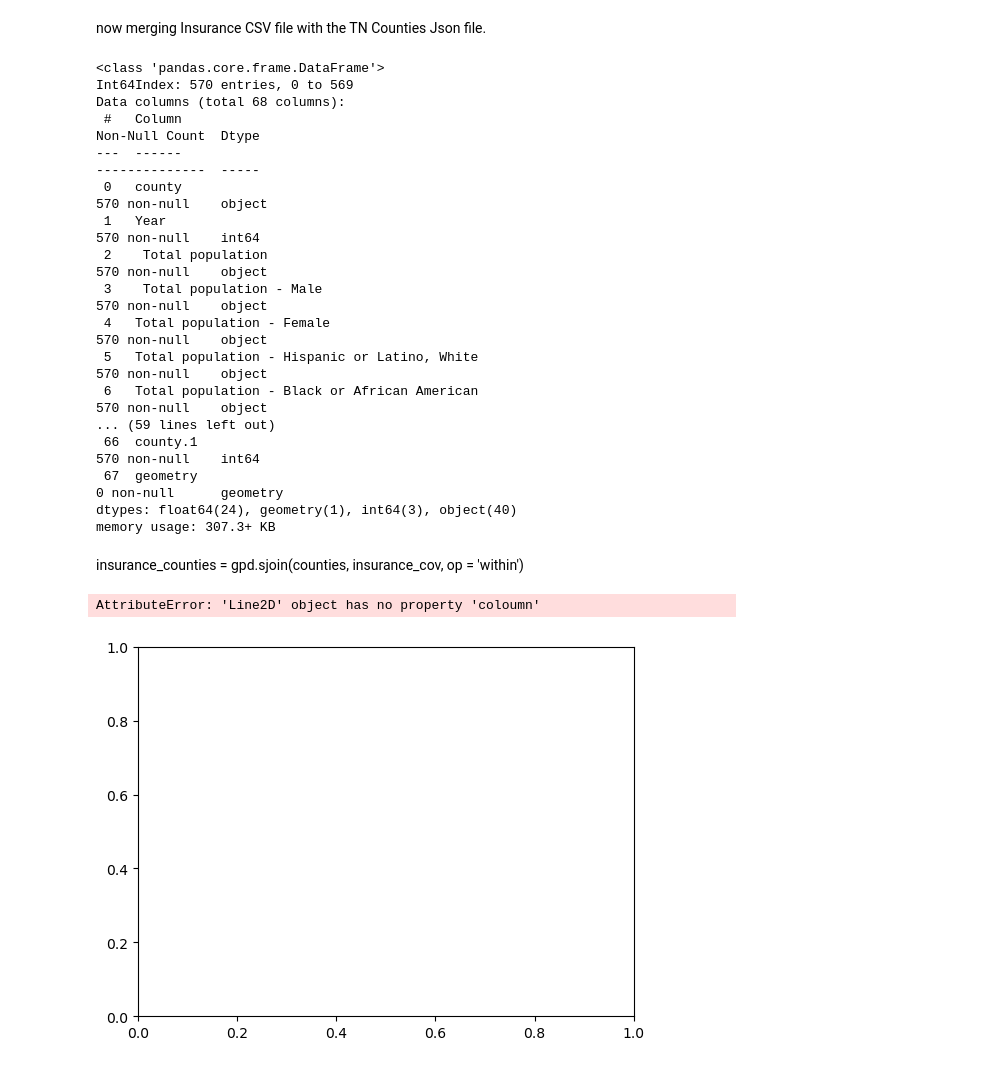
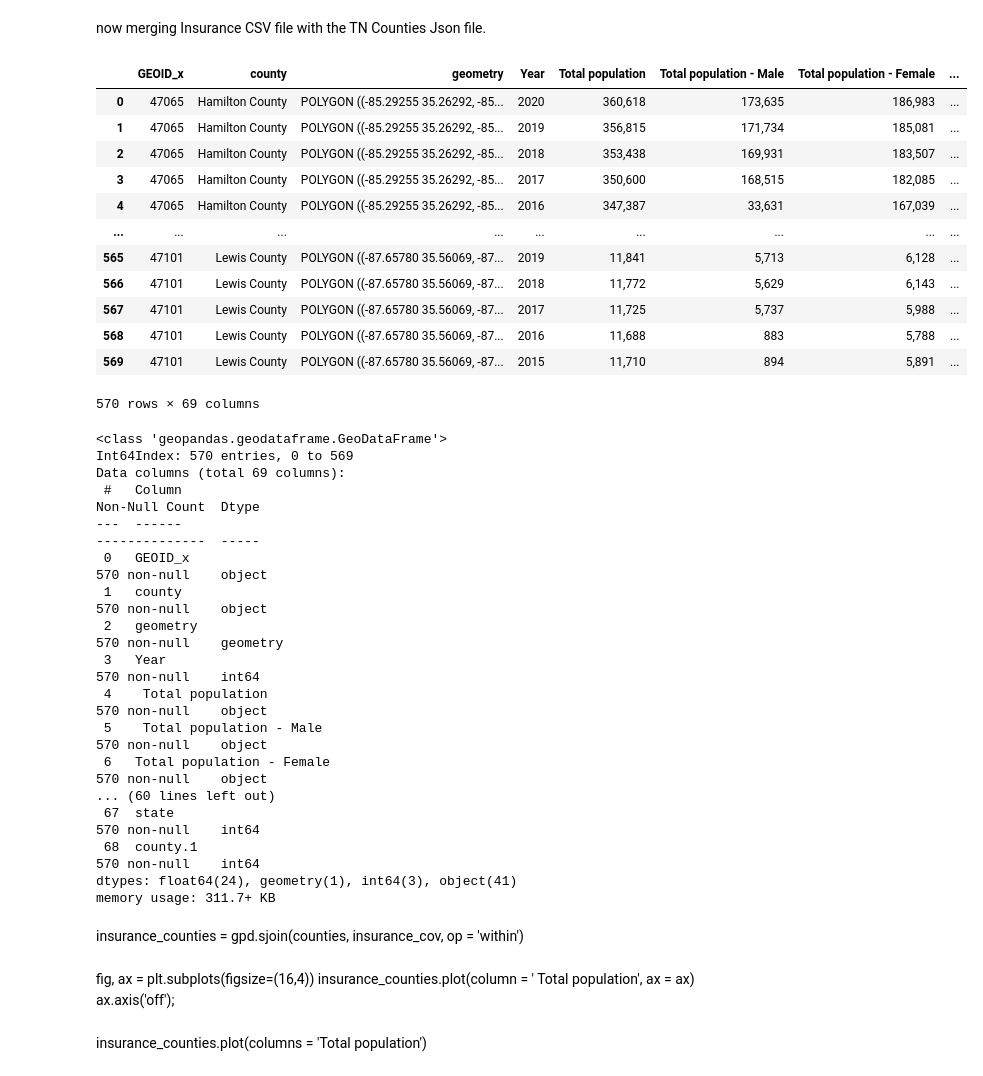
Before and after one commit to tigerbelle07/Capstone, a Jupyter notebook: notebooks/Capstone- Breast Cancer - Census Data_v2.ipynb, the cells around one changed output. Saved outputs shown, nothing was run; the diff lists cells and outputs as text; code cells hidden in the pictures.

```diff
--- a/notebooks/Capstone- Breast Cancer - Census Data_v2.ipynb
+++ b/notebooks/Capstone- Breast Cancer - Census Data_v2.ipynb
@@ -106,31 +106,49 @@ counties.plot()
 # %% [markdown]
 now merging Insurance CSV file with the TN Counties Json file.
 # %%
-insurance_counties = pd.merge(insurance_cov, counties, how='left',  on = ['county', 'GEOID'])
+insurance_counties = pd.merge(counties, insurance_cov, how='left',  on = ['county'])
+# %%
+insurance_counties
+# %% [output]
+|  | GEOID_x | county | geometry | Year | Total population | Total population - Male | Total population - Female | ... |
+| 0 | 47065 | Hamilton County | POLYGON ((-85.29255 35.26292, -85... | 2020 | 360,618 | 173,635 | 186,983 | ... |
+| 1 | 47065 | Hamilton County | POLYGON ((-85.29255 35.26292, -85... | 2019 | 356,815 | 171,734 | 185,081 | ... |
+| 2 | 47065 | Hamilton County | POLYGON ((-85.29255 35.26292, -85... | 2018 | 353,438 | 169,931 | 183,507 | ... |
+| 3 | 47065 | Hamilton County | POLYGON ((-85.29255 35.26292, -85... | 2017 | 350,600 | 168,515 | 182,085 | ... |
+| 4 | 47065 | Hamilton County | POLYGON ((-85.29255 35.26292, -85... | 2016 | 347,387 | 33,631 | 167,039 | ... |
+| ... | ... | ... | ... | ... | ... | ... | ... | ... |
+| 565 | 47101 | Lewis County | POLYGON ((-87.65780 35.56069, -87... | 2019 | 11,841 | 5,713 | 6,128 | ... |
+| 566 | 47101 | Lewis County | POLYGON ((-87.65780 35.56069, -87... | 2018 | 11,772 | 5,629 | 6,143 | ... |
+| 567 | 47101 | Lewis County | POLYGON ((-87.65780 35.56069, -87... | 2017 | 11,725 | 5,737 | 5,988 | ... |
+| 568 | 47101 | Lewis County | POLYGON ((-87.65780 35.56069, -87... | 2016 | 11,688 | 883 | 5,788 | ... |
+| 569 | 47101 | Lewis County | POLYGON ((-87.65780 35.56069, -87... | 2015 | 11,710 | 894 | 5,891 | ... |
+570 rows × 69 columns
 # %%
 insurance_counties.info()
 # %% [output]
-<class 'pandas.core.frame.DataFrame'>
+<class 'geopandas.geodataframe.GeoDataFrame'>
 Int64Index: 570 entries, 0 to 569
-Data columns (total 68 columns):
+Data columns (total 69 columns):
  #   Column                                                                               Non-Null Count  Dtype
 ---  ------                                                                               --------------  -----
- 0   county                                                                               570 non-null    object
- 1   Year                                                                                 570 non-null    int64
- 2    Total population                                                                    570 non-null    object
- 3    Total population - Male                                                             570 non-null    object
- 4   Total population - Female                                                            570 non-null    object
- 5   Total population - Hispanic or Latino, White                                         570 non-null    object
- 6   Total population - Black or African American                                         570 non-null    object
-... (59 lines left out)
- 66  county.1                                                                             570 non-null    int64
- 67  geometry                                                                             0 non-null      geometry
-dtypes: float64(24), geometry(1), int64(3), object(40)
-memory usage: 307.3+ KB
+ 0   GEOID_x                                                                              570 non-null    object
+ 1   county                                                                               570 non-null    object
+ 2   geometry                                                                             570 non-null    geometry
+ 3   Year                                                                                 570 non-null    int64
+ 4    Total population                                                                    570 non-null    object
+ 5    Total population - Male                                                             570 non-null    object
+ 6   Total population - Female                                                            570 non-null    object
+... (60 lines left out)
+ 67  state                                                                                570 non-null    int64
+ 68  county.1                                                                             570 non-null    int64
+dtypes: float64(24), geometry(1), int64(3), object(41)
+memory usage: 311.7+ KB
 # %% [markdown]
 insurance_counties = gpd.sjoin(counties, insurance_cov, op = 'within')
-# %%
-insurance_counties.plot(coloumn = 'Percent of Uninsured population - (Female)')
-# %% [output]
-AttributeError: 'Line2D' object has no property 'coloumn'
-[figure, removed]
+# %% [markdown]
+fig, ax = plt.subplots(figsize=(16,4))
+insurance_counties.plot(column = ' Total population',
+              ax = ax)
+ax.axis('off');
+# %% [markdown]
+insurance_counties.plot(columns = 'Total population')
```
Also changed, not shown: parts of 2 cells of this notebook, 4 other files.
